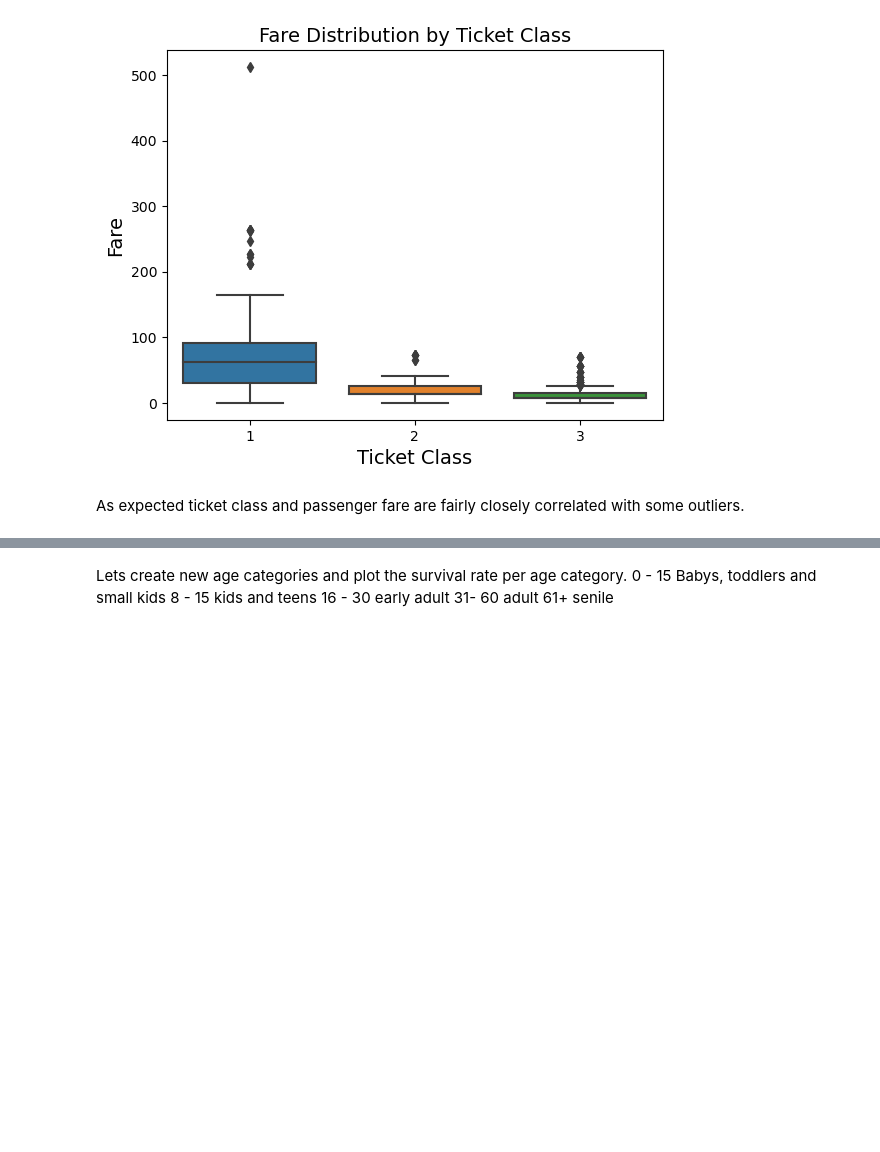
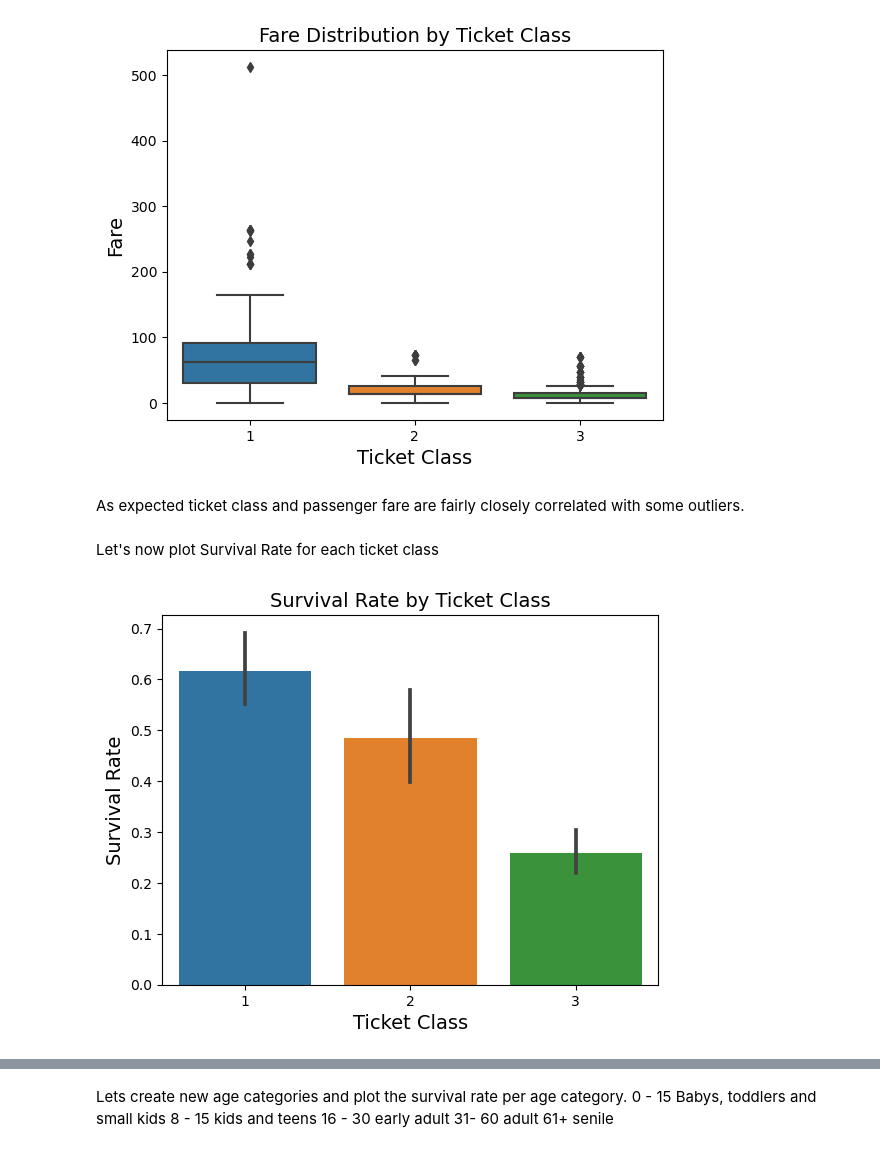
Before and after one commit to igolas0/Titanic-Kaggle-Dataset-Competition, a Jupyter notebook: Titanic_Dataset_Kaggle_Competition.ipynb, the cells around one changed output, grey strips where cells are left out. Cells and saved outputs as stored; diff of their text form; code cells hidden in the pictures; blank space fills up the shorter version.

```diff
--- a/Titanic_Dataset_Kaggle_Competition.ipynb
+++ b/Titanic_Dataset_Kaggle_Competition.ipynb
@@ -209,3 +209,14 @@ plt.show()
 [figure]
 # %% [markdown]
 As expected ticket class and passenger fare are fairly closely correlated with some outliers.
+# %% [markdown]
+Let's now plot Survival Rate for each ticket class
+# %%
+# Plot a bar chart of passenger survival by ticket class
+sns.barplot(data=titanic, x='Pclass', y='Survived')
+plt.title('Survival Rate by Ticket Class')
+plt.xlabel('Ticket Class')
+plt.ylabel('Survival Rate')
+plt.show()
+# %% [output]
+[figure, added]
```
Also changed, not shown: parts of 78 cells of this notebook.
